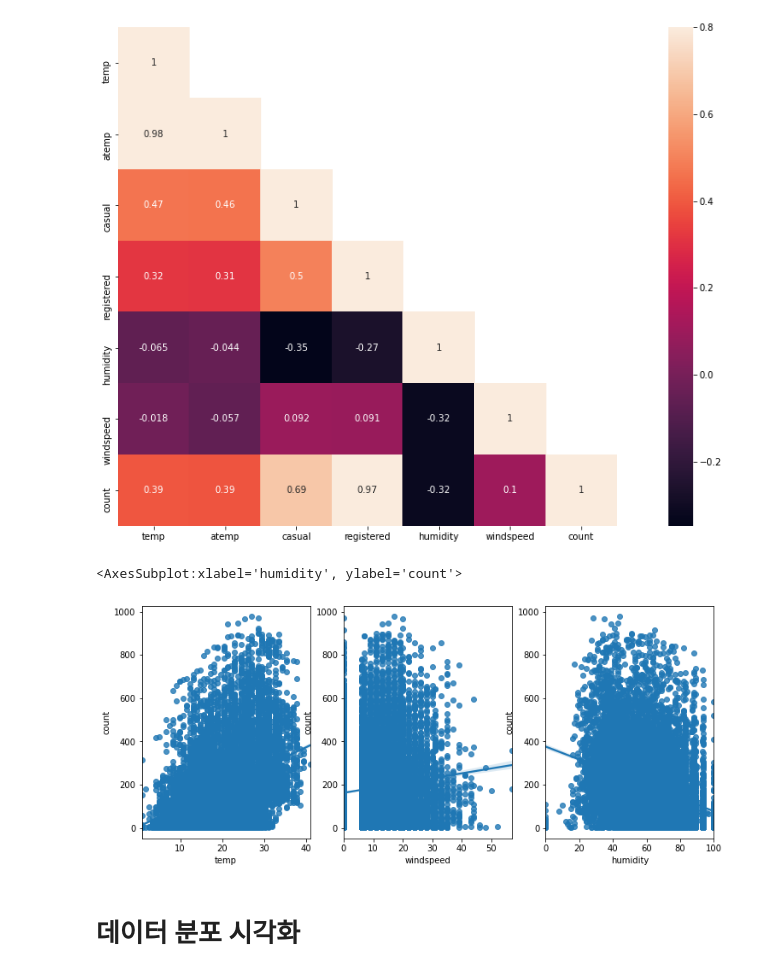
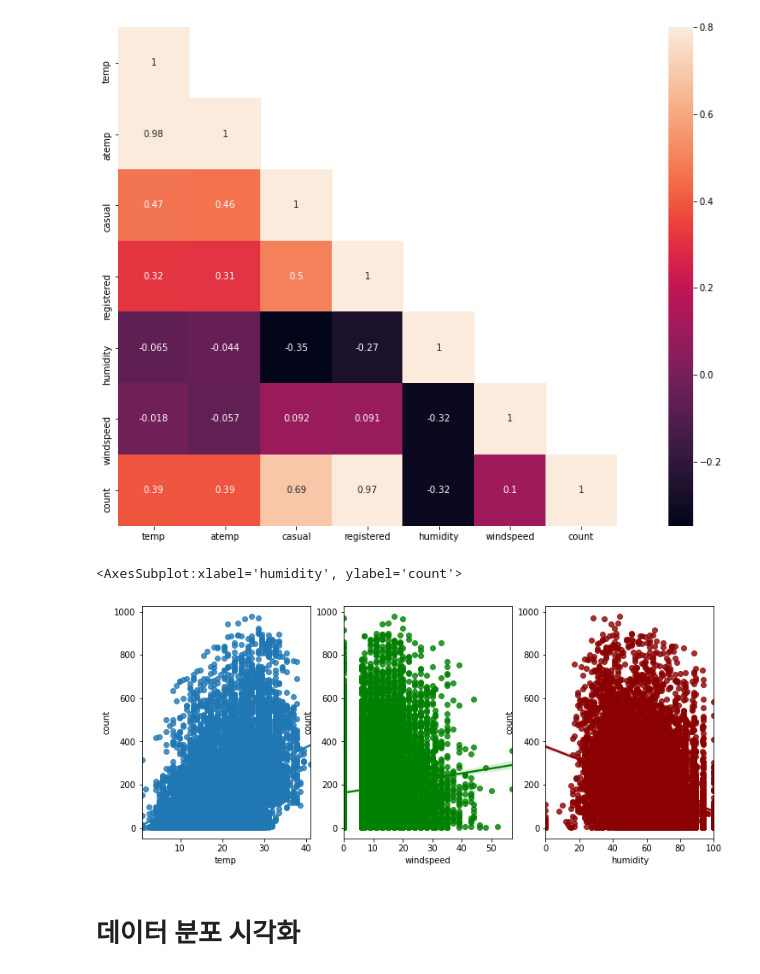
Before and after one commit to chsop/kaggle, a Jupyter notebook: BikeSharing/bike_sharing_demand_practice.ipynb, the cells around one changed output. Saved outputs shown, nothing was run; the diff lists cells and outputs as text; code cells hidden in the pictures.

```diff
--- a/BikeSharing/bike_sharing_demand_practice.ipynb
+++ b/BikeSharing/bike_sharing_demand_practice.ipynb
@@ -129,9 +131,9 @@ dailyData["hour"] = dailyData.datetime.apply(lambda x : x.split()[1].split(":")[
 dailyData["weekday"] = dailyData.date.apply(lambda dateString : calendar.day_name[datetime.strptime(dateString,"%Y-%m-%d").weekday()])
 dailyData["month"] = dailyData.date.apply(lambda dateString : calendar.month_name[datetime.strptime(dateString,"%Y-%m-%d").month])
 dailyData["season"] = dailyData.season.map({1: "Spring", 2 : "Summer", 3 : "Fall", 4 :"Winter" })
-dailyData["weather"] = dailyData.weather.map({1: " Clear + Few clouds + Partly cloudy + Partly cloudy",\
-                                        2 : " Mist + Cloudy, Mist + Broken clouds, Mist + Few clouds, Mist ", \
-                                        3 : " Light Snow, Light Rain + Thunderstorm + Scattered clouds, Light Rain + Scattered clouds", \
+dailyData["weather"] = dailyData.weather.map({1: " Clear + Few clouds + Partly cloudy + Partly cloudy",
+                                        2 : " Mist + Cloudy, Mist + Broken clouds, Mist + Few clouds, Mist ",
+                                        3 : " Light Snow, Light Rain + Thunderstorm + Scattered clouds, Light Rain + Scattered clouds",
                                         4 :" Heavy Rain + Ice Pallets + Thunderstorm + Mist, Snow + Fog " })
 # %%
 dailyData.head()
@@ -238,12 +282,12 @@ sn.heatmap(corrMatt, mask=mask,vmax=.8, square=True,annot=True)
 # %%
 fig,(ax1,ax2,ax3) = plt.subplots(ncols=3)
 fig.set_size_inches(12, 5)
-sn.regplot(x="temp", y="count", data=dailyData,ax=ax1)
-sn.regplot(x="windspeed", y="count", data=dailyData,ax=ax2)
-sn.regplot(x="humidity", y="count", data=dailyData,ax=ax3)
+sn.regplot(x="temp", y="count", data=dailyData, ax=ax1)
+sn.regplot(x="windspeed", y="count", data=dailyData, ax=ax2, color = "green")
+sn.regplot(x="humidity", y="count", data=dailyData, ax=ax3, color = "darkred")
 # %% [output]
 <AxesSubplot:xlabel='humidity', ylabel='count'>
-[figure, old version]
+[figure, new version]
 # %% [markdown]
 # 데이터 분포 시각화
 # %%
```
Also changed, not shown: parts of 16 cells of this notebook.
